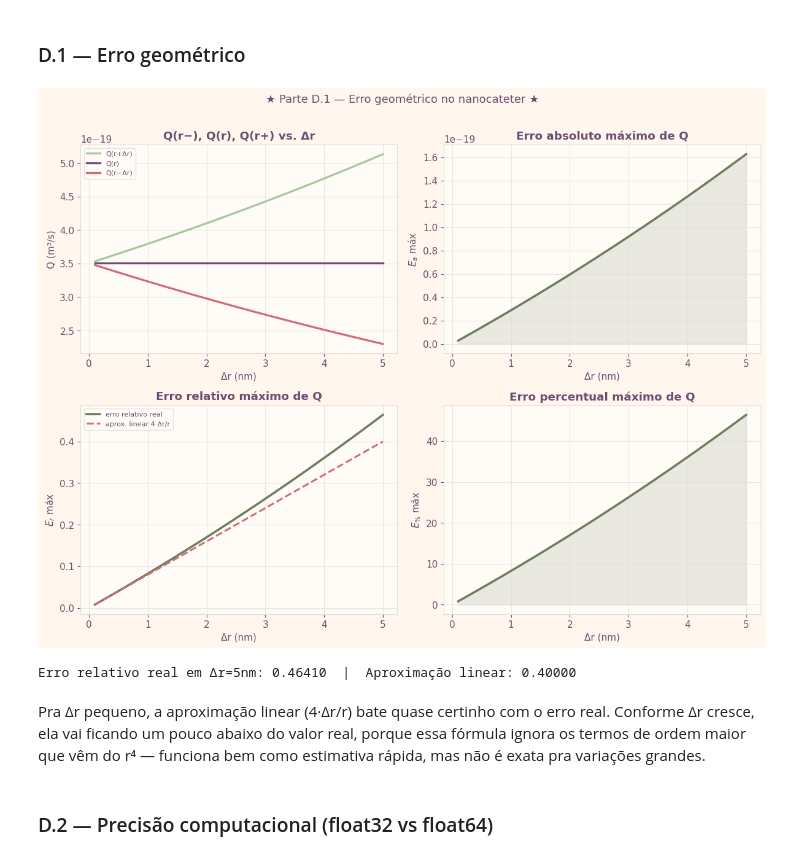
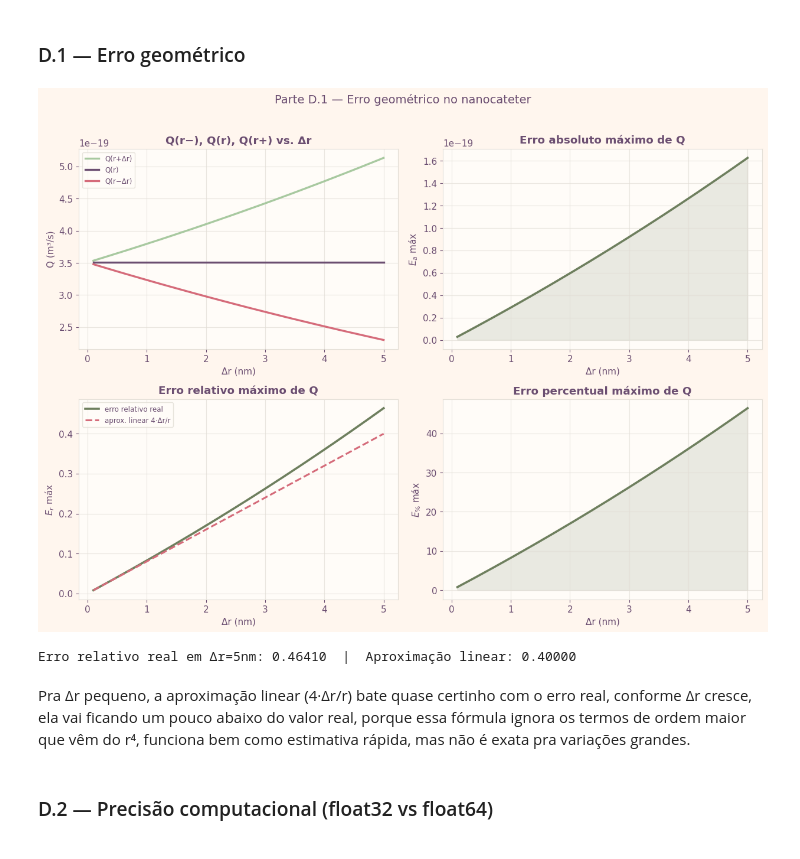
Before and after one commit to bnatsumi/calculo-numerico, a Jupyter notebook: CN_Atividade_Prática_1_NB.ipynb, the cells around one changed output. Cells and saved outputs as stored; diff of their text form; code cells hidden in the pictures.

```diff
--- a/CN_Atividade_Prática_1_NB.ipynb
+++ b/CN_Atividade_Prática_1_NB.ipynb
@@ -322,9 +396,15 @@ em interpretação médica dos valores.)
 Equação de Hagen–Poiseuille: $Q = \dfrac{\pi r^4 \Delta p}{8 \mu L}$
 # %%
 def vazao_hagen_poiseuille(r, delta_p, mu, L):
+    """Vazão Q pela equação de Hagen–Poiseuille.
+
+    Atenção: aqui é tudo em SI — r e L em metros, delta_p em Pa, mu em Pa·s.
+    Sempre que eu tiver o raio em mm ou nm, converto antes de chamar.
+    """
     return (pi * r**4 * delta_p) / (8 * mu * L)
 
-# valores de referência (unidades SI: r em metros)
+
+# Valores de referência do enunciado (o raio vem em mm, por isso o *1e-3).
 r0_mm, L0, mu0, dp0 = 0.80, 0.20, 3.5e-3, 1200.0
 r0 = r0_mm * 1e-3
 Q_ref = vazao_hagen_poiseuille(r0, dp0, mu0, L0)
@@ -446,58 +539,62 @@ Q(r=50nm) de referência = 3.506242e-19 m^3/s
 # %% [markdown]
 ### D.1 — Erro geométrico
 # %%
-delta_r_nm = np.arange(0.1, 5.01, 0.1)  # nm
+# Suponho uma incerteza Δr no raio, de 0,1 até 5 nm, e vejo o quanto Q muda
+# para mais (r+Δr) e para menos (r-Δr).
+delta_r_nm = np.arange(0.1, 5.01, 0.1)
 r_menos_nm = r_nano_nm - delta_r_nm
 r_mais_nm = r_nano_nm + delta_r_nm
 
 Q_menos = np.array([vazao_hagen_poiseuille(r * 1e-9, dp_nano, mu_nano, L_nano) for r in r_menos_nm])
 Q_mais = np.array([vazao_hagen_poiseuille(r * 1e-9, dp_nano, mu_nano, L_nano) for r in r_mais_nm])
-Q_nano_const = np.full_like(delta_r_nm, Q_nano_ref)
+Q_nano_const = np.full_like(delta_r_nm, Q_nano_ref)   # linha reta de referência
 
+# Fico com o pior dos dois casos (o maior desvio) para cada Δr.
+# Como Q ~ r^4 não é simétrica, errar para cima e para baixo não dá o mesmo tanto.
 Ea_max_D1 = np.maximum(np.abs(Q_mais - Q_nano_ref), np.abs(Q_menos - Q_nano_ref))
 Er_max_D1 = Ea_max_D1 / Q_nano_ref
 Ep_max_D1 = 100 * Er_max_D1
 
-# aproximação linear: dQ/Q ~= 4 dr/r
+# Estimativa teórica pela derivada: dQ/Q ≈ 4·dr/r. Ploto junto para comparar.
 aprox_linear = 4 * (delta_r_nm / r_nano_nm)
 
-fig, axs = plt.subplots(2, 2, figsize=(12, 9))
+fig, axs = plt.subplots(2, 2, figsize=(12.5, 9))
 
 axs[0, 0].plot(delta_r_nm, Q_mais, "-", color=COR_ARREDONDADO, linewidth=2.4, label="Q(r+Δr)")
 axs[0, 0].plot(delta_r_nm, Q_nano_const, "-", color=COR_REF, linewidth=2.4, label="Q(r)")
 axs[0, 0].plot(delta_r_nm, Q_menos, "-", color=COR_TRUNCADO, linewidth=2.4, label="Q(r−Δr)")
 axs[0, 0].set_title("Q(r−), Q(r), Q(r+) vs. Δr")
-axs[0, 0].set_xlabel("Δr (nm)"); axs[0, 0].set_ylabel("Q (m³/s)"); axs[0, 0].legend(fontsize=8)
+axs[0, 0].set_xlabel("Δr (nm)"); axs[0, 0].set_ylabel("Q (m³/s)"); axs[0, 0].legend(fontsize=8.5)
 
+# O fill_between é só estético: ajuda a enxergar que a área de erro vai crescendo.
 axs[0, 1].plot(delta_r_nm, Ea_max_D1, color=COR_ORIGINAL, linewidth=2.6)
 axs[0, 1].fill_between(delta_r_nm, Ea_max_D1, color=COR_ORIGINAL, alpha=0.15)
 axs[0, 1].set_title("Erro absoluto máximo de Q")
 axs[0, 1].set_xlabel("Δr (nm)"); axs[0, 1].set_ylabel("$E_a$ máx")
 
 axs[1, 0].plot(delta_r_nm, Er_max_D1, color=COR_ORIGINAL, linewidth=2.6, label="erro relativo real")
 axs[1, 0].plot(delta_r_nm, aprox_linear, "--", color=COR_TRUNCADO, linewidth=2.2, label="aprox. linear 4·Δr/r")
 axs[1, 0].set_title("Erro relativo máximo de Q")
-axs[1, 0].set_xlabel("Δr (nm)"); axs[1, 0].set_ylabel("$E_r$ máx"); axs[1, 0].legend(fontsize=8)
+axs[1, 0].set_xlabel("Δr (nm)"); axs[1, 0].set_ylabel("$E_r$ máx"); axs[1, 0].legend(fontsize=8.5)
 
 axs[1, 1].plot(delta_r_nm, Ep_max_D1, color=COR_ORIGINAL, linewidth=2.6)
 axs[1, 1].fill_between(delta_r_nm, Ep_max_D1, color=COR_ORIGINAL, alpha=0.15)
 axs[1, 1].set_title("Erro percentual máximo de Q")
 axs[1, 1].set_xlabel("Δr (nm)"); axs[1, 1].set_ylabel("$E_\\%$ máx")
 
-plt.suptitle("★ Parte D.1 — Erro geométrico no nanocateter ★", fontsize=13, y=1.01)
+plt.suptitle("Parte D.1 — Erro geométrico no nanocateter", fontsize=14, y=1.02)
 plt.tight_layout()
 plt.savefig("parteD1_erro_geometrico.png", dpi=150, bbox_inches="tight")
 plt.show()
 
 print(f"Erro relativo real em Δr=5nm: {Er_max_D1[-1]:.5f}  |  Aproximação linear: {aprox_linear[-1]:.5f}")
 # %% [output]
-[figure, old version]
+[figure, new version]
 Erro relativo real em Δr=5nm: 0.46410  |  Aproximação linear: 0.40000
 # %% [markdown]
 Pra Δr pequeno, a aproximação linear (4·Δr/r) bate quase certinho com o
-erro real. Conforme Δr cresce, ela vai ficando um pouco abaixo do valor
-real, porque essa fórmula ignora os termos de ordem maior que vêm do r⁴
-— funciona bem como estimativa rápida, mas não é exata pra variações
+erro real, conforme Δr cresce, ela vai ficando um pouco abaixo do valor
+real, porque essa fórmula ignora os termos de ordem maior que vêm do r⁴, funciona bem como estimativa rápida, mas não é exata pra variações
 grandes.
 # %% [markdown]
 ### D.2 — Precisão computacional (float32 vs float64)
```
Also changed, not shown: parts of 33 cells of this notebook.
